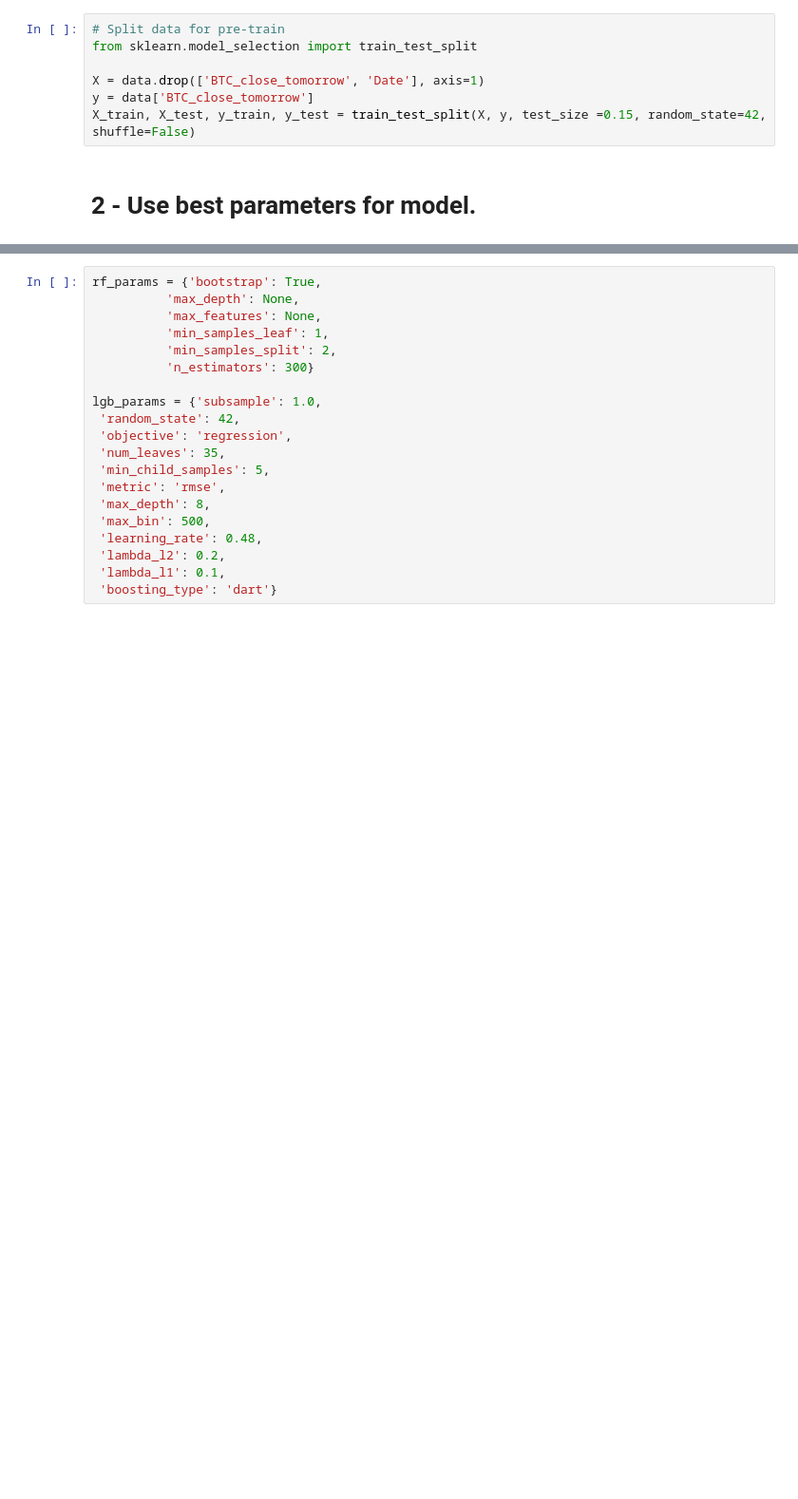
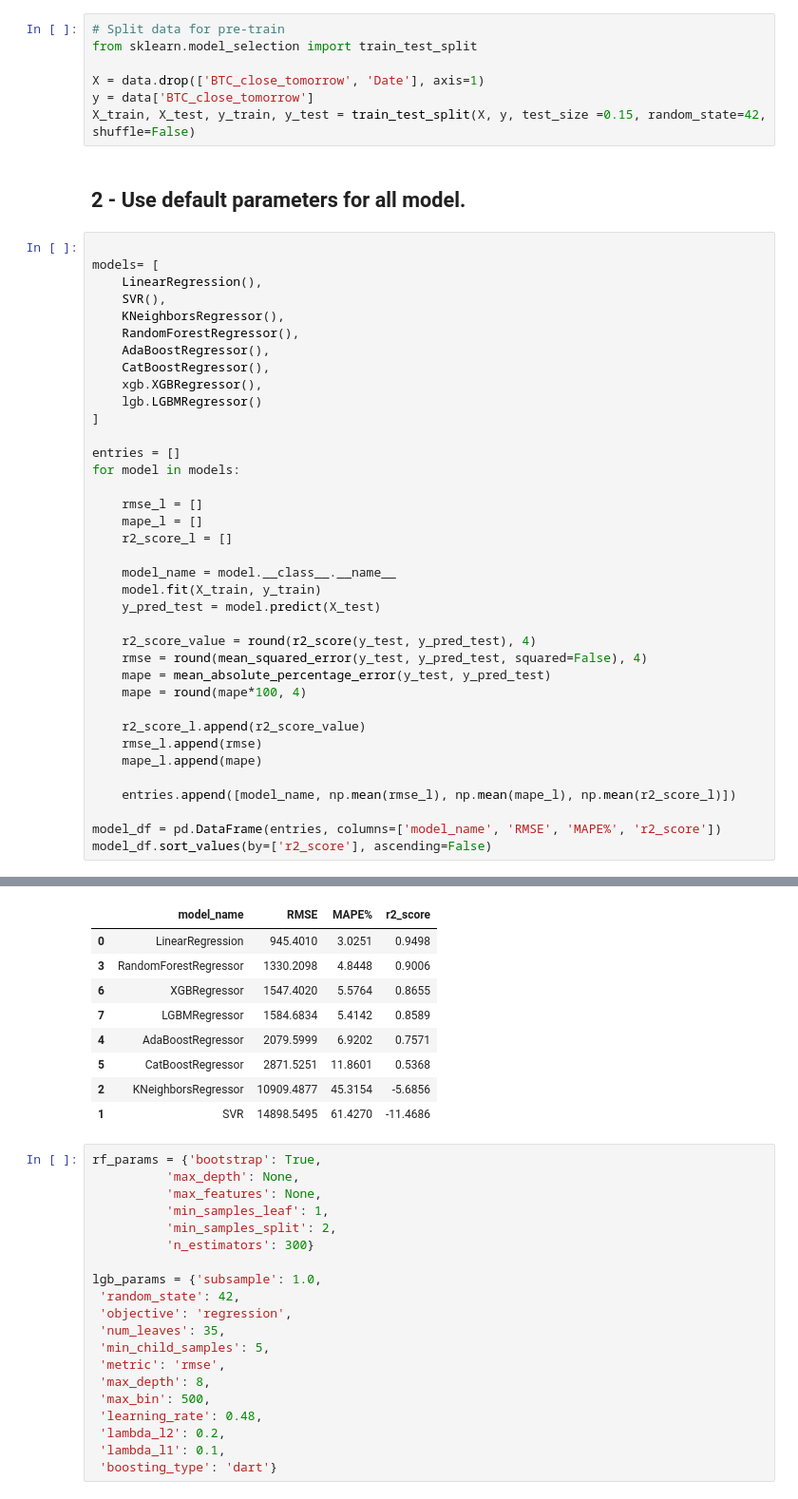
Before and after one commit to lavibula/BitcoinPrediction, a Jupyter notebook: Members/DNCuong/References and Other Tasks/Model_Selection_Reg_official.ipynb, the cells around one changed output, grey strips where cells are left out. Shown at 95% size. Cells and saved outputs as stored; diff of their text form; blank space fills up the shorter version.

```diff
--- a/Members/DNCuong/References and Other Tasks/Model_Selection_Reg_official.ipynb
+++ b/Members/DNCuong/References and Other Tasks/Model_Selection_Reg_official.ipynb
@@ -129,4 +131,42 @@ X = data.drop(['BTC_close_tomorrow', 'Date'], axis=1)
 y = data['BTC_close_tomorrow']
 X_train, X_test, y_train, y_test = train_test_split(X, y, test_size =0.15, random_state=42, shuffle=False)
 # %% [markdown]
-# 2 - Use best parameters for model.
+## 2 - Use default parameters for all model.
+# %%
+
+models= [
+    LinearRegression(),
+    SVR(),
+    KNeighborsRegressor(),
+    RandomForestRegressor(),
+    AdaBoostRegressor(),
+    CatBoostRegressor(),
+    xgb.XGBRegressor(),
+    lgb.LGBMRegressor()
+]
+
+entries = []
+for model in models:
+
+    rmse_l = []
+    mape_l = []
+    r2_score_l = []
+
+    model_name = model.__class__.__name__
+    model.fit(X_train, y_train)
+    y_pred_test = model.predict(X_test)
+
+    r2_score_value = round(r2_score(y_test, y_pred_test), 4)
+    rmse = round(mean_squared_error(y_test, y_pred_test, squared=False), 4)
+    mape = mean_absolute_percentage_error(y_test, y_pred_test)
+    mape = round(mape*100, 4)
+
+    r2_score_l.append(r2_score_value)
+    rmse_l.append(rmse)
+    mape_l.append(mape)
+
+    entries.append([model_name, np.mean(rmse_l), np.mean(mape_l), np.mean(r2_score_l)])
+
+model_df = pd.DataFrame(entries, columns=['model_name', 'RMSE', 'MAPE%', 'r2_score'])
+model_df.sort_values(by=['r2_score'], ascending=False)
+# %% [output]
@@ -133,3 +190,12 @@ X_train, X_test, y_train, y_test = train_test_split(X, y, test_size =0.15, rando
+|  | model_name | RMSE | MAPE% | r2_score |
+| 0 | LinearRegression | 945.4010 | 3.0251 | 0.9498 |
+| 3 | RandomForestRegressor | 1330.2098 | 4.8448 | 0.9006 |
+| 6 | XGBRegressor | 1547.4020 | 5.5764 | 0.8655 |
+| 7 | LGBMRegressor | 1584.6834 | 5.4142 | 0.8589 |
+| 4 | AdaBoostRegressor | 2079.5999 | 6.9202 | 0.7571 |
+| 5 | CatBoostRegressor | 2871.5251 | 11.8601 | 0.5368 |
+| 2 | KNeighborsRegressor | 10909.4877 | 45.3154 | -5.6856 |
+| 1 | SVR | 14898.5495 | 61.4270 | -11.4686 |
 # %%
 rf_params = {'bootstrap': True,
           'max_depth': None,
```
Also changed, not shown: parts of 9 cells of this notebook.
